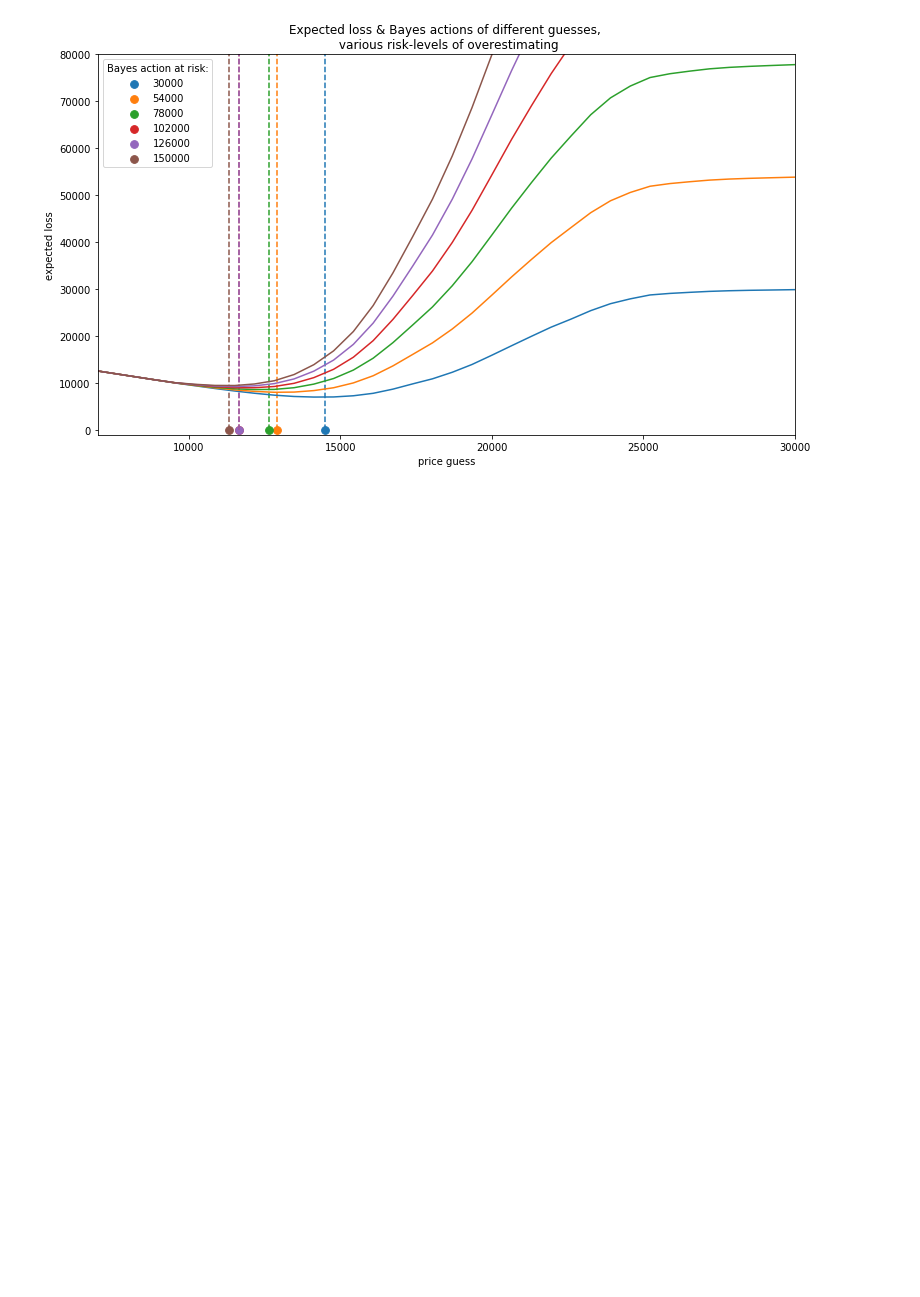
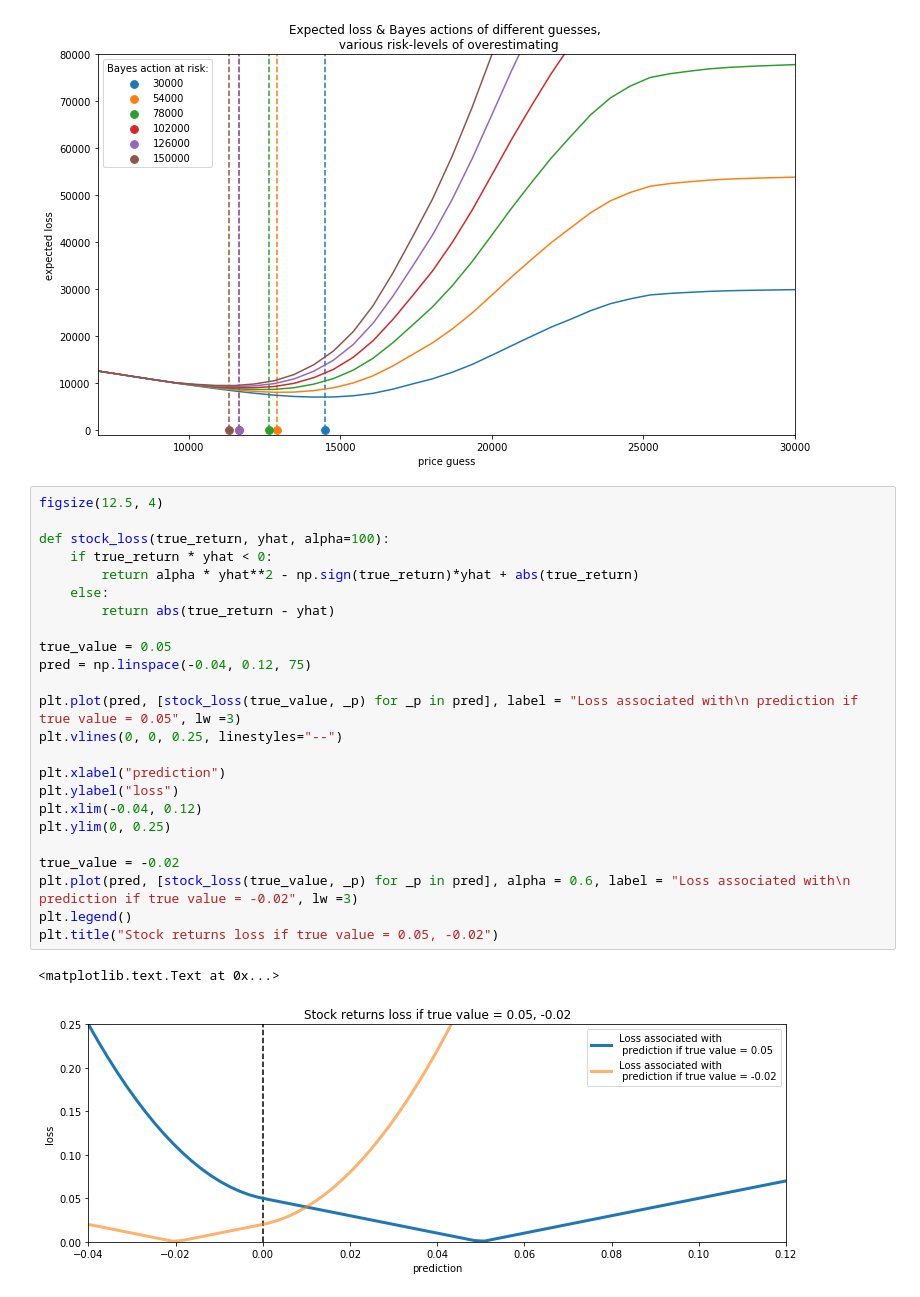
Before and after one commit to TanUkkii007/Probabilistic-Programming-and-Bayesian-Methods-for-Hackers, a Jupyter notebook: ch05/Ch5_LossFunctions_PyMC3.ipynb, the cells around one changed output. Cells and saved outputs as stored; diff of their text form; blank space fills up the shorter version.

Commit message:
stock loss

```diff
--- a/ch05/Ch5_LossFunctions_PyMC3.ipynb
+++ b/ch05/Ch5_LossFunctions_PyMC3.ipynb
@@ -187,3 +187,30 @@ minimum at risk 126000: 11662.52
 minimum at risk 150000: 11339.96
 (-1000, 80000)
 [figure]
+# %%
+figsize(12.5, 4)
+
+def stock_loss(true_return, yhat, alpha=100):
+    if true_return * yhat < 0:
+        return alpha * yhat**2 - np.sign(true_return)*yhat + abs(true_return)
+    else:
+        return abs(true_return - yhat)
+
+true_value = 0.05
+pred = np.linspace(-0.04, 0.12, 75)
+
+plt.plot(pred, [stock_loss(true_value, _p) for _p in pred], label = "Loss associated with\n prediction if true value = 0.05", lw =3)
+plt.vlines(0, 0, 0.25, linestyles="--")
+
+plt.xlabel("prediction")
+plt.ylabel("loss")
+plt.xlim(-0.04, 0.12)
+plt.ylim(0, 0.25)
+
+true_value = -0.02
+plt.plot(pred, [stock_loss(true_value, _p) for _p in pred], alpha = 0.6, label = "Loss associated with\n prediction if true value = -0.02", lw =3)
+plt.legend()
+plt.title("Stock returns loss if true value = 0.05, -0.02")
+# %% [output]
+<matplotlib.text.Text at 0x...>
+[figure, added]
```
Also changed, not shown: parts of 4 cells of this notebook.
